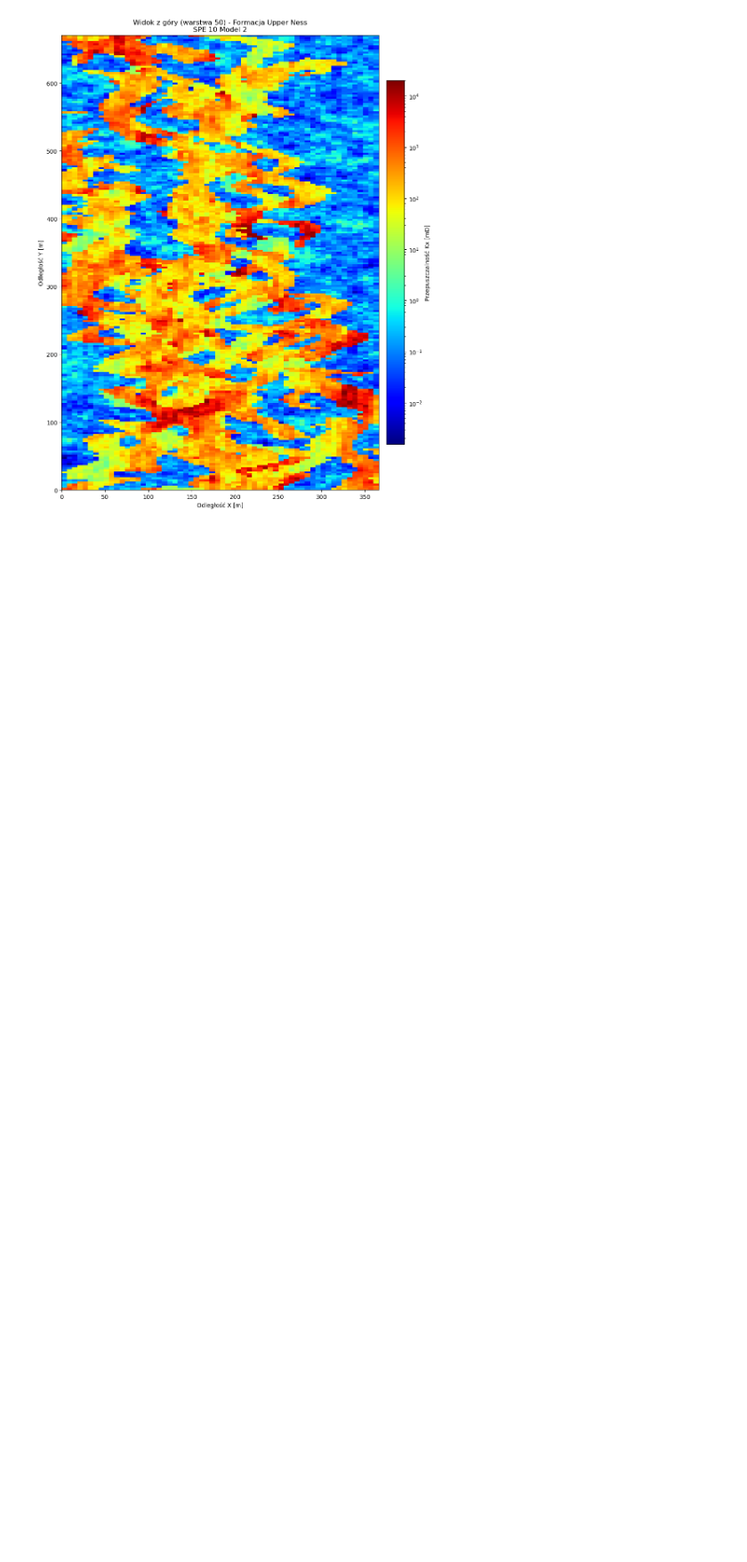
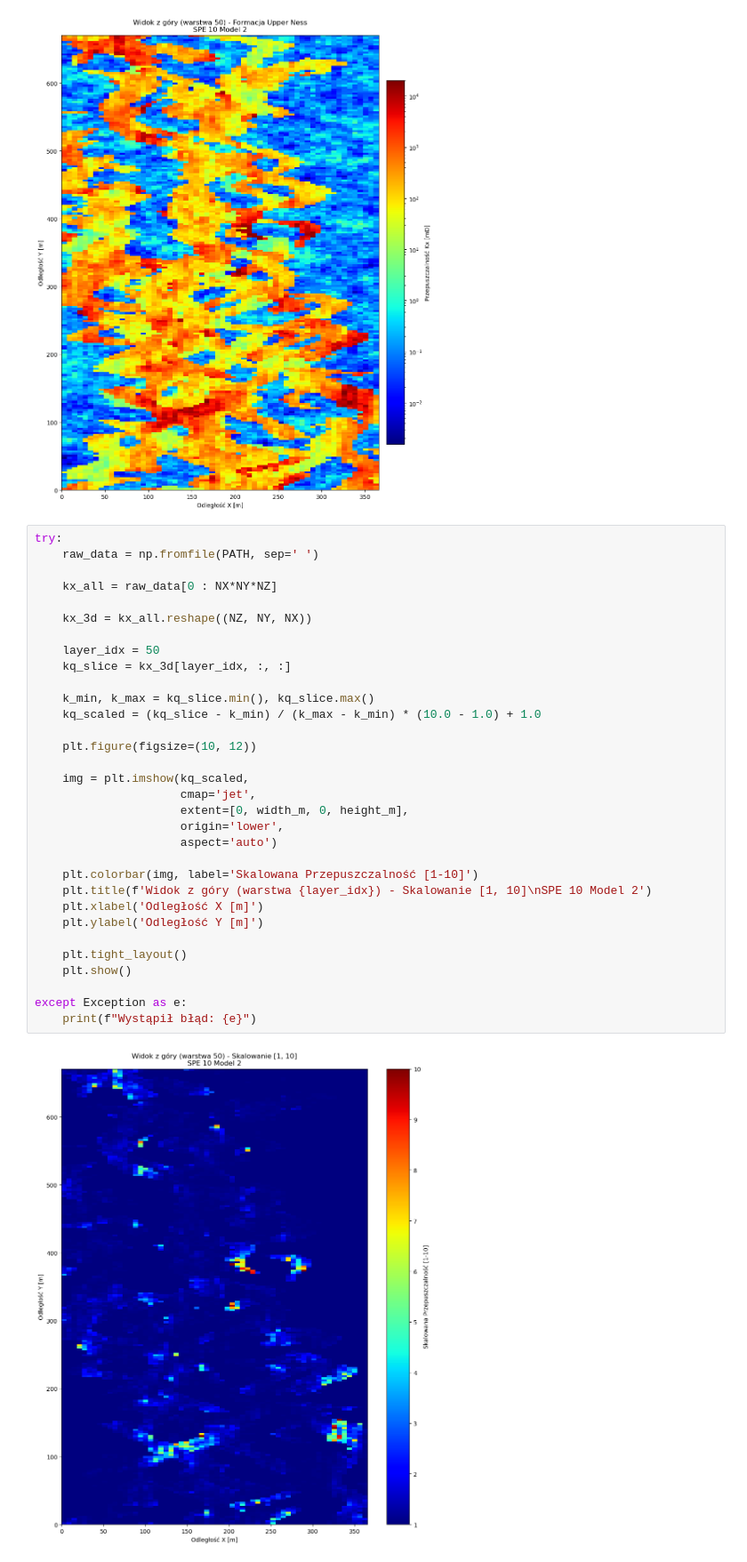
Before and after one commit to Kamicia8/pinn_oil_extr_sim, a Jupyter notebook: spe_data.ipynb, the cells around one changed output. Shown at 89% size. Cells and saved outputs as stored; diff of their text form; blank space fills up the shorter version.

```diff
--- a/spe_data.ipynb
+++ b/spe_data.ipynb
@@ -130,3 +130,37 @@ except Exception as e:
     print(f"Wystąpił błąd: {e}")
 # %% [output]
 [figure]
+# %%
+try:
+    raw_data = np.fromfile(PATH, sep=' ')
+
+    kx_all = raw_data[0 : NX*NY*NZ]
+
+    kx_3d = kx_all.reshape((NZ, NY, NX))
+
+    layer_idx = 50
+    kq_slice = kx_3d[layer_idx, :, :]
+
+    k_min, k_max = kq_slice.min(), kq_slice.max()
+    kq_scaled = (kq_slice - k_min) / (k_max - k_min) * (10.0 - 1.0) + 1.0
+
+    plt.figure(figsize=(10, 12))
+
+    img = plt.imshow(kq_scaled,
+                     cmap='jet',
+                     extent=[0, width_m, 0, height_m],
+                     origin='lower',
+                     aspect='auto')
+
+    plt.colorbar(img, label='Skalowana Przepuszczalność [1-10]')
+    plt.title(f'Widok z góry (warstwa {layer_idx}) - Skalowanie [1, 10]\nSPE 10 Model 2')
+    plt.xlabel('Odległość X [m]')
+    plt.ylabel('Odległość Y [m]')
+
+    plt.tight_layout()
+    plt.show()
+
+except Exception as e:
+    print(f"Wystąpił błąd: {e}")
+# %% [output]
+[figure, added]
```
Also changed, not shown: parts of 1 cell of this notebook, 6 other files.
